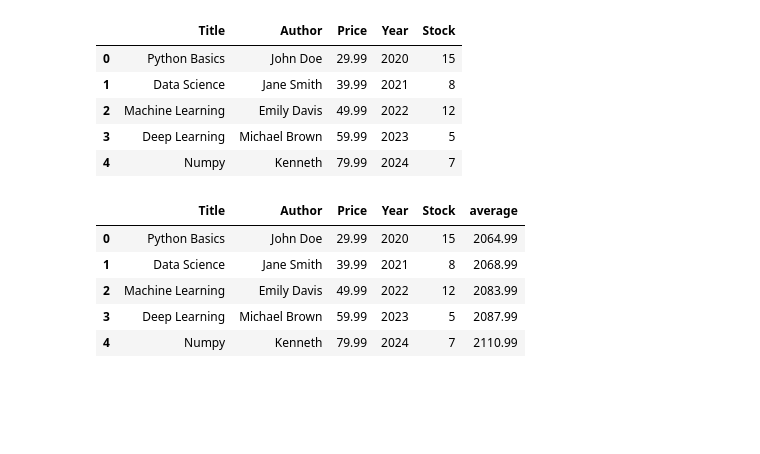
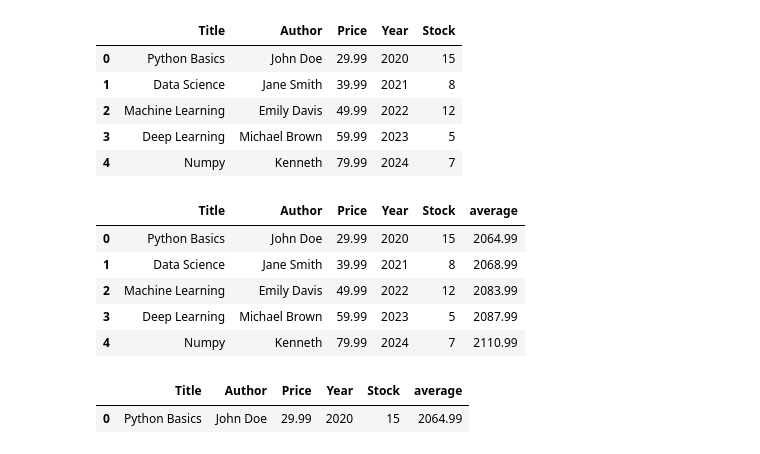
Before and after one commit to KEN-DATALABS/PROJECT-LIST, a Jupyter notebook: OneDrive/Documents/List Project/Project2.ipynb, the cells around one changed output. Drawn from its saved outputs; the diff is of its cells as text; code cells hidden in the pictures; blank space fills up the shorter version.

```diff
--- a/OneDrive/Documents/List Project/Project2.ipynb
+++ b/OneDrive/Documents/List Project/Project2.ipynb
@@ -535,3 +523,8 @@ join
 | 2 | Machine Learning | Emily Davis | 49.99 | 2022 | 12 | 2083.99 |
 | 3 | Deep Learning | Michael Brown | 59.99 | 2023 | 5 | 2087.99 |
 | 4 | Numpy | Kenneth | 79.99 | 2024 | 7 | 2110.99 |
+# %%
+join[0:1]
+# %% [output]
+|  | Title | Author | Price | Year | Stock | average |
+| 0 | Python Basics | John Doe | 29.99 | 2020 | 15 | 2064.99 |
```
Also changed, not shown: parts of 2 cells of this notebook.
